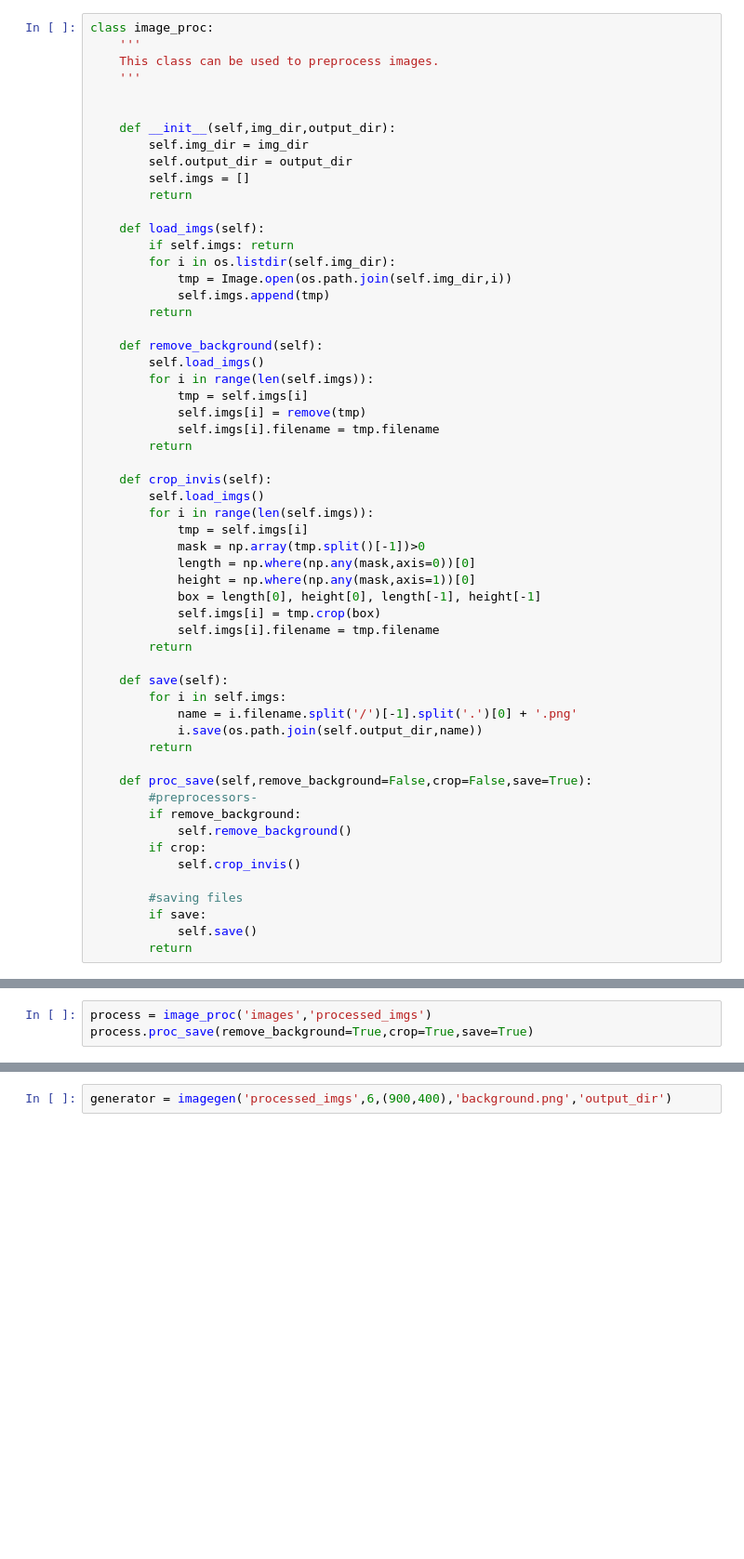
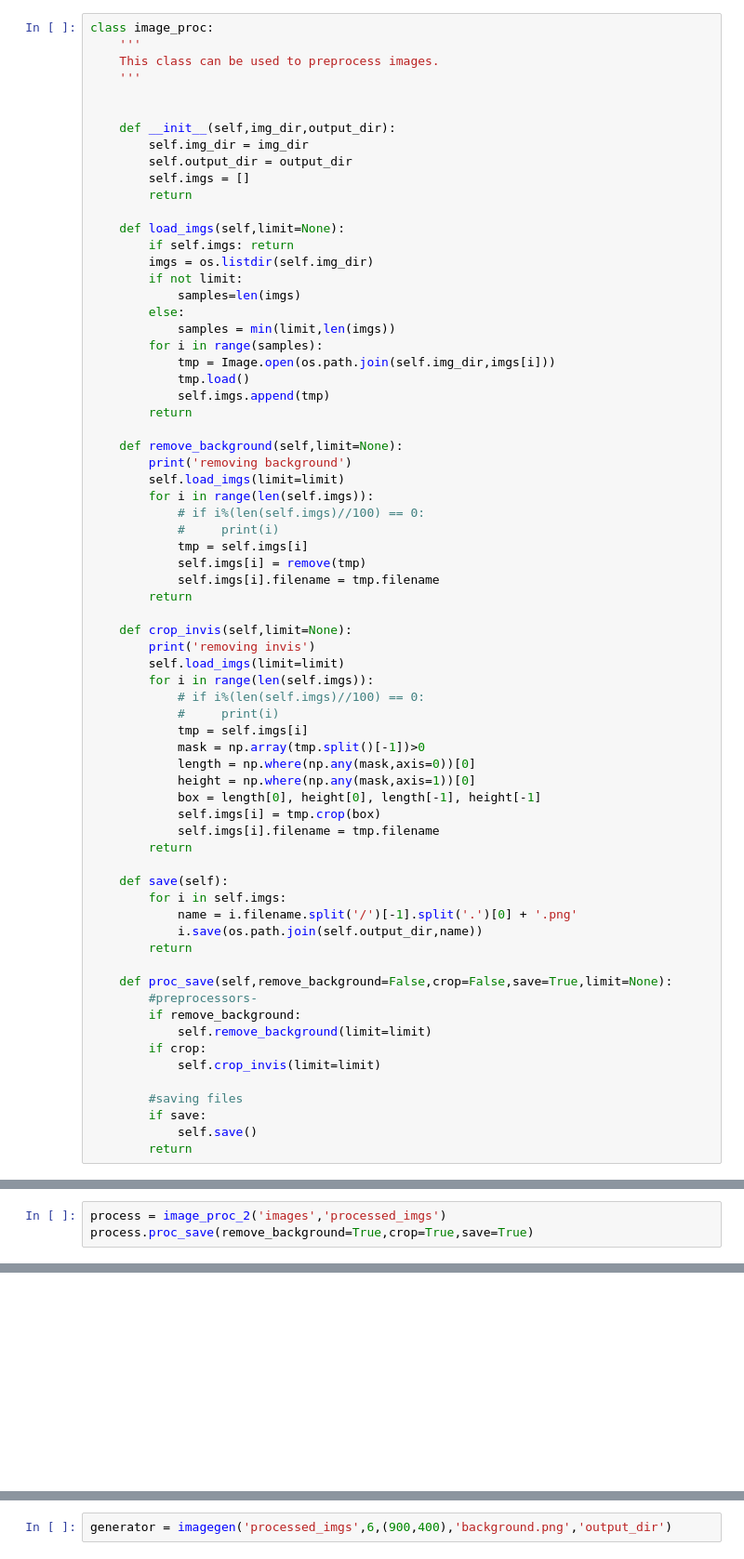
Before and after one commit to Sharkum/Grouped-imagegen, a Jupyter notebook: testing.ipynb, the cells around one changed output, grey strips where cells are left out. Shown at 93% size. Saved outputs shown, nothing was run; the diff lists cells and outputs as text; blank space fills up the shorter version.

```diff
--- a/testing.ipynb
+++ b/testing.ipynb
@@ -17,24 +21,36 @@ class image_proc:
         self.imgs = []
         return
 
-    def load_imgs(self):
+    def load_imgs(self,limit=None):
         if self.imgs: return
-        for i in os.listdir(self.img_dir):
-            tmp = Image.open(os.path.join(self.img_dir,i))
+        imgs = os.listdir(self.img_dir)
+        if not limit:
+            samples=len(imgs)
+        else:
+            samples = min(limit,len(imgs))
+        for i in range(samples):
+            tmp = Image.open(os.path.join(self.img_dir,imgs[i]))
+            tmp.load()
             self.imgs.append(tmp)
         return
 
-    def remove_background(self):
-        self.load_imgs()
+    def remove_background(self,limit=None):
+        print('removing background')
+        self.load_imgs(limit=limit)
         for i in range(len(self.imgs)):
+            # if i%(len(self.imgs)//100) == 0:
+            #     print(i)
             tmp = self.imgs[i]
             self.imgs[i] = remove(tmp)
             self.imgs[i].filename = tmp.filename
         return
 
-    def crop_invis(self):
-        self.load_imgs()
+    def crop_invis(self,limit=None):
+        print('removing invis')
+        self.load_imgs(limit=limit)
         for i in range(len(self.imgs)):
+            # if i%(len(self.imgs)//100) == 0:
+            #     print(i)
             tmp = self.imgs[i]
             mask = np.array(tmp.split()[-1])>0
             length = np.where(np.any(mask,axis=0))[0]
@@ -50,12 +66,12 @@ class image_proc:
             i.save(os.path.join(self.output_dir,name))
         return
 
-    def proc_save(self,remove_background=False,crop=False,save=True):
+    def proc_save(self,remove_background=False,crop=False,save=True,limit=None):
         #preprocessors-
         if remove_background:
-            self.remove_background()
+            self.remove_background(limit=limit)
         if crop:
-            self.crop_invis()
+            self.crop_invis(limit=limit)
 
         #saving files
         if save:
@@ -228,5 +304,6 @@ class imagegen:
 
         return
 # %%
-process = image_proc('images','processed_imgs')
+process = image_proc_2('images','processed_imgs')
 process.proc_save(remove_background=True,crop=True,save=True)
+# %% [output]
@@ -232,0 +312 @@ process.proc_save(remove_background=True,crop=True,save=True)
+[figure, added]
```
Also changed, not shown: parts of 3 cells of this notebook, 5 other files.
